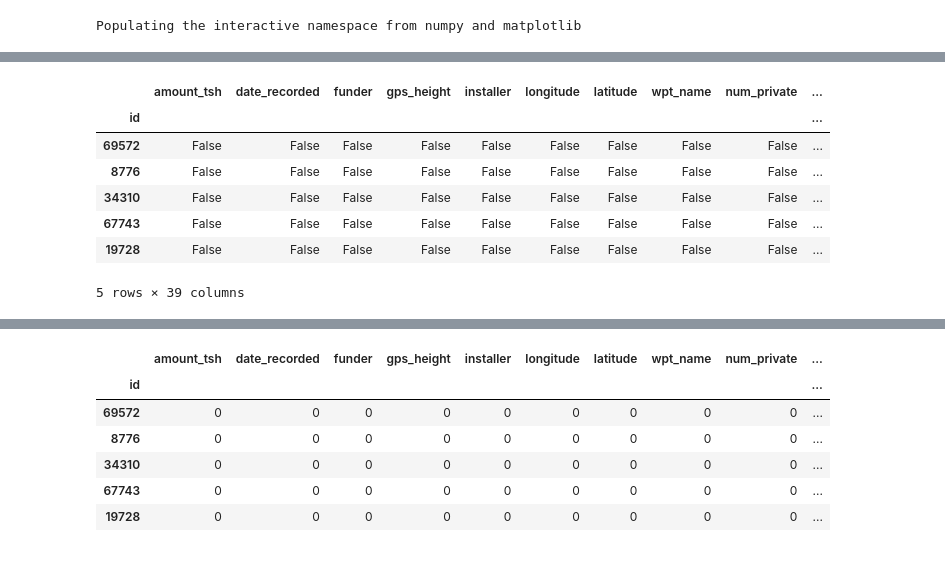
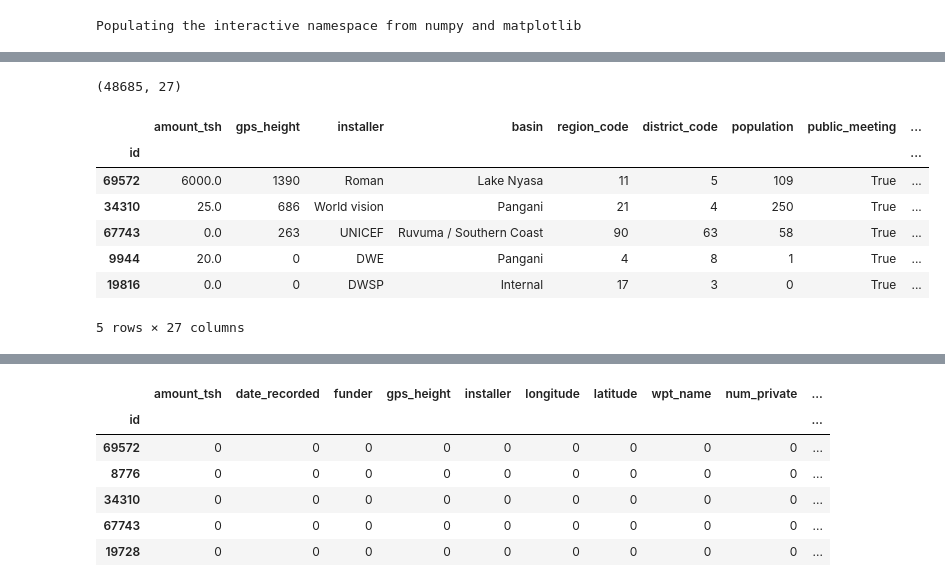
Before and after one commit to AndreiZn/Python, a Jupyter notebook: Final_project/Final Project.ipynb, the cells around one changed output, grey strips where cells are left out. Saved outputs shown, nothing was run; the diff lists cells and outputs as text; code cells hidden in the pictures.

```diff
--- a/Final_project/Final Project.ipynb
+++ b/Final_project/Final Project.ipynb
@@ -34,0 +34,2 @@ dtype: int64
+# %%
+df.drop(['date_recorded', 'funder', 'wpt_name', 'recorded_by', 'longitude', 'latitude', 'num_private', 'subvillage', 'region', 'lga', 'ward', 'scheme_name'], axis=1, inplace=True)
@@ -34,0 +61,6 @@ dtype: int64
+# %%
+df.dropna(axis=0, how='any', inplace=True)
+# %%
+df.shape
+# %% [output]
+(48685, 27)
@@ -35,11 +69,11 @@ dtype: int64
 # %%
-df_logic.head(5)
+df.head(5)
 # %% [output]
-|  | amount_tsh | date_recorded | funder | gps_height | installer | longitude | latitude | wpt_name | num_private | ... |
-| id |  |  |  |  |  |  |  |  |  | ... |
-| 69572 | False | False | False | False | False | False | False | False | False | ... |
-| 8776 | False | False | False | False | False | False | False | False | False | ... |
-| 34310 | False | False | False | False | False | False | False | False | False | ... |
-| 67743 | False | False | False | False | False | False | False | False | False | ... |
-| 19728 | False | False | False | False | False | False | False | False | False | ... |
+|  | amount_tsh | gps_height | installer | basin | region_code | district_code | population | public_meeting | ... |
+| id |  |  |  |  |  |  |  |  | ... |
+| 69572 | 6000.0 | 1390 | Roman | Lake Nyasa | 11 | 5 | 109 | True | ... |
+| 34310 | 25.0 | 686 | World vision | Pangani | 21 | 4 | 250 | True | ... |
+| 67743 | 0.0 | 263 | UNICEF | Ruvuma / Southern Coast | 90 | 63 | 58 | True | ... |
+| 9944 | 20.0 | 0 | DWE | Pangani | 4 | 8 | 1 | True | ... |
+| 19816 | 0.0 | 0 | DWSP | Internal | 17 | 3 | 0 | True | ... |
-5 rows × 39 columns
+5 rows × 27 columns
```
Also changed, not shown: parts of 13 cells of this notebook.
